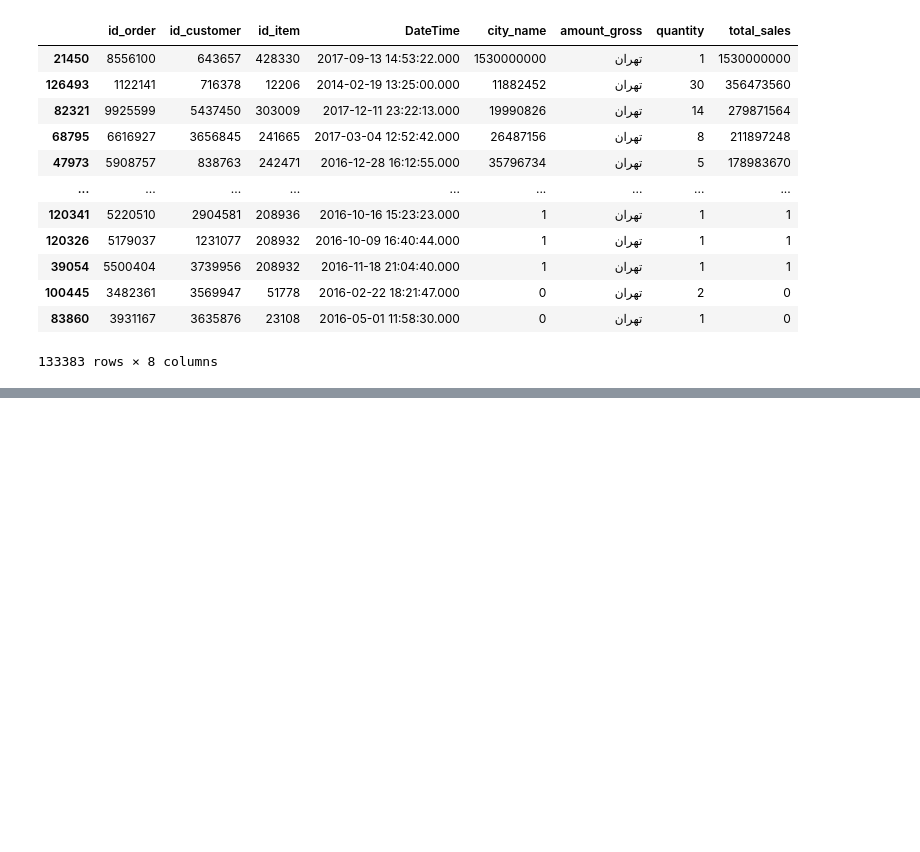
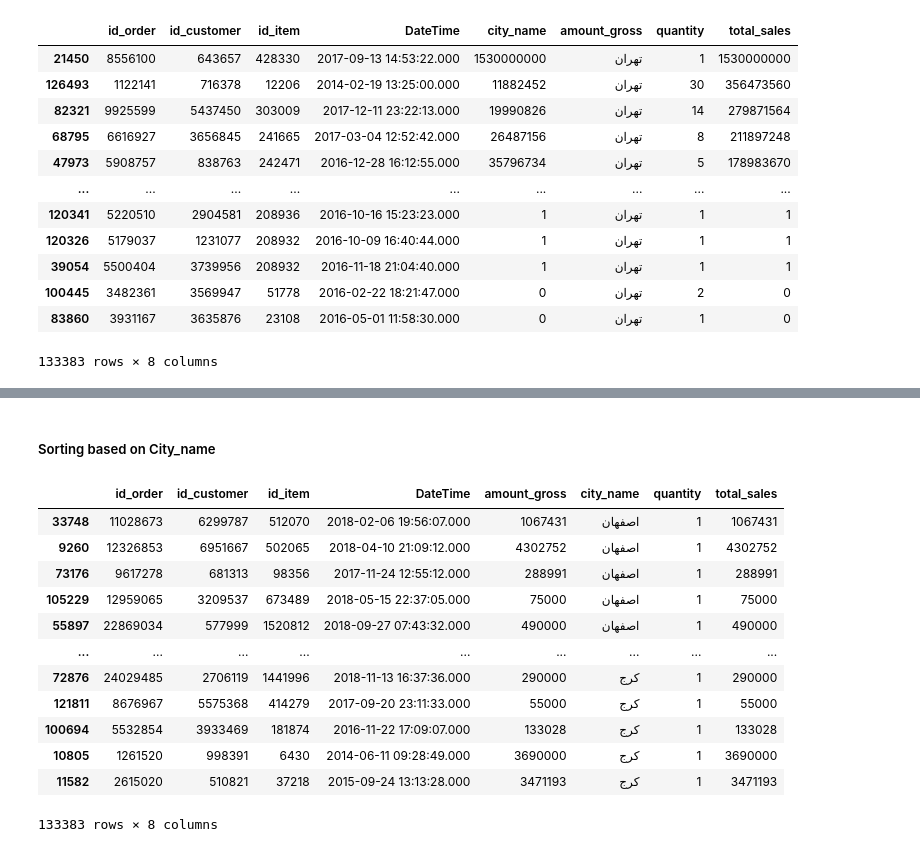
Before and after one commit to kasratookallo-svg/Digi_Kala_Data_Analysis, a Jupyter notebook: Top_10_orders_for_top_5_cities.ipynb, the cells around one changed output, grey strips where cells are left out. Cells and saved outputs as stored; diff of their text form; code cells hidden in the pictures; blank space fills up the shorter version.

```diff
--- a/Top_10_orders_for_top_5_cities.ipynb
+++ b/Top_10_orders_for_top_5_cities.ipynb
@@ -319,0 +331,21 @@ final_result
+# %% [markdown]
+##### Sorting based on City_name
+# %%
+if isinstance(df.columns, pd.MultiIndex):
+    df.columns = df.columns.get_level_values(0)
+df_sorted = df.sort_values(by='city_name', ascending=True)
+df_sorted
+# %% [output]
+|  | id_order | id_customer | id_item | DateTime | amount_gross | city_name | quantity | total_sales |
+| 33748 | 11028673 | 6299787 | 512070 | 2018-02-06 19:56:07.000 | 1067431 | اصفهان | 1 | 1067431 |
+| 9260 | 12326853 | 6951667 | 502065 | 2018-04-10 21:09:12.000 | 4302752 | اصفهان | 1 | 4302752 |
+| 73176 | 9617278 | 681313 | 98356 | 2017-11-24 12:55:12.000 | 288991 | اصفهان | 1 | 288991 |
+| 105229 | 12959065 | 3209537 | 673489 | 2018-05-15 22:37:05.000 | 75000 | اصفهان | 1 | 75000 |
+| 55897 | 22869034 | 577999 | 1520812 | 2018-09-27 07:43:32.000 | 490000 | اصفهان | 1 | 490000 |
+| ... | ... | ... | ... | ... | ... | ... | ... | ... |
+| 72876 | 24029485 | 2706119 | 1441996 | 2018-11-13 16:37:36.000 | 290000 | کرج | 1 | 290000 |
+| 121811 | 8676967 | 5575368 | 414279 | 2017-09-20 23:11:33.000 | 55000 | کرج | 1 | 55000 |
+| 100694 | 5532854 | 3933469 | 181874 | 2016-11-22 17:09:07.000 | 133028 | کرج | 1 | 133028 |
+| 10805 | 1261520 | 998391 | 6430 | 2014-06-11 09:28:49.000 | 3690000 | کرج | 1 | 3690000 |
+| 11582 | 2615020 | 510821 | 37218 | 2015-09-24 13:13:28.000 | 3471193 | کرج | 1 | 3471193 |
+133383 rows × 8 columns
```
Also changed, not shown: parts of 5 cells of this notebook, 1 other file.
